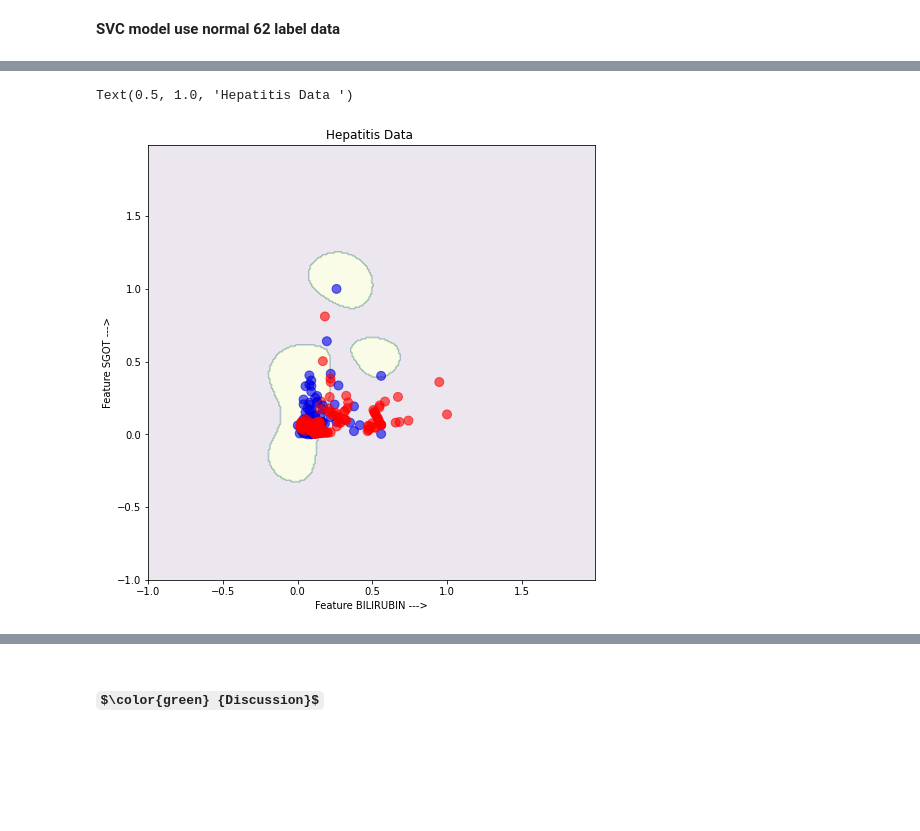
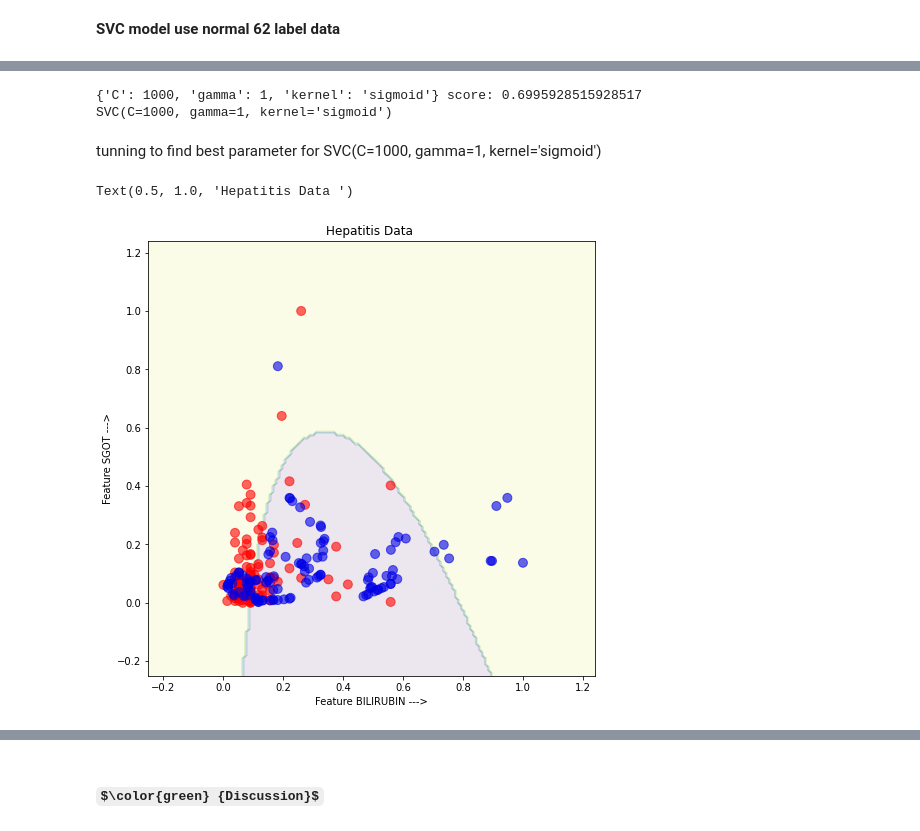
Before and after one commit to PRIMEADAWAS/CEB_Assignment, a Jupyter notebook: RADI 608, 602 Data Mining and Machine Learning/Assignment Semi-supervise learning/RADI608,602_A5_PasitSupholkhan_(Assignment_Semi_supervised_learning).ipynb, the cells around one changed output, grey strips where cells are left out. Drawn from its saved outputs; the diff is of its cells as text; code cells hidden in the pictures; some formulas as TeX source; blank space fills up the shorter version.

```diff
--- a/RADI 608, 602 Data Mining and Machine Learning/Assignment Semi-supervise learning/RADI608,602_A5_PasitSupholkhan_(Assignment_Semi_supervised_learning).ipynb
+++ b/RADI 608, 602 Data Mining and Machine Learning/Assignment Semi-supervise learning/RADI608,602_A5_PasitSupholkhan_(Assignment_Semi_supervised_learning).ipynb
@@ -629,12 +857,12 @@ Text(0.5, 1.0, 'Hepatitis Data')
 **SVC model use normal all label data**
 # %%
 # plot group by colors
-arr1 = np.arange(X.iloc[:, 0].min()-1, X.iloc[:, 0].max()+1, 0.01)
-arr2 = np.arange(X.iloc[:, 1].min()-1, X.iloc[:, 1].max()+1, 0.01)
+arr1 = np.arange(X.iloc[:, 0].min()-0.25, X.iloc[:, 0].max()+0.25, 0.01)
+arr2 = np.arange(X.iloc[:, 1].min()-0.25, X.iloc[:, 1].max()+0.25, 0.01)
 
 xx, yy = np.meshgrid(arr1, arr2)
 input_array = np.array([xx.ravel(), yy.ravel()]).T
-modelSVCAll = SVC()
+modelSVCAll = SVC(C=50, gamma=1, kernel='sigmoid')
 modelSVCAll.fit(X,y)
 labels = modelSVCAll.predict(input_array)
 
@@ -742,15 +977,15 @@ array([0, 0, 2, 0, 0, 0, 0, 0, 0, 0, 0, 0, 0, 2, 0, 0, 0, 0, 0, 0, 0, 0,
 ## 5) Compare and discuss the model performance from 3) and 4) by plotting two-dimension graph with decision boundary.
 # %%
 # create a mesh to plot in. Return coordinate matrices from coordinate vectors
-x_min, x_max = X.iloc[:, 0].min() -1, X.iloc[:, 0].max() + 1
-y_min, y_max = X.iloc[:, 1].min() -1, X.iloc[:, 1].max() + 1
+x_min, x_max = X.iloc[:, 0].min() -0.5, X.iloc[:, 0].max() + 0.5
+y_min, y_max = X.iloc[:, 1].min() -0.5, X.iloc[:, 1].max() + 0.5
 xx, yy = np.meshgrid(np.arange(x_min, x_max, h),
 np.arange(y_min, y_max, h))
 # title for the plots
 titles = ['Label Spreading 30% data',
 'Label Spreading 50% data',
 'Label Spreading 70% data']
-color_map = {2: (0, 0, 0.9), 0: (1, 1, 1), 1: (1, 0, 0)}
+color_map = {1: (0, 0, 0.9), -1: (1, 1, 1), 2: (1, 0, 0)}
 # %%
 plt.figure(figsize=(15,15))
 for i, (clf, y_train) in enumerate((ls30, ls50, ls70)):
@@ -815,2 +1121,9 @@ Text(0.5, 1.0, 'Hepatitis Data + SVM 32% label data')
 # %% [markdown]
 **SVC model use normal 62 label data**
+# %%
+#tuning find best gamma,model and cost
+from sklearn.model_selection import GridSearchCV
+param_grid = {'C': [0.0001,0.001, 0.10, 0.1, 1, 10, 25, 50, 100, 1000], 'gamma': [1,0.1,0.01,0.001, 1e-4, 1e-5],'kernel': ['rbf','poly', 'sigmoid']}
+grid = GridSearchCV(SVC(), param_grid, refit = True, verbose = 3,scoring='f1')
+# fitting the model for grid search
+grid.fit(X, y)
@@ -817,22 +1154,32 @@ Text(0.5, 1.0, 'Hepatitis Data + SVM 32% label data')
+# %%
+# print best parameter after tuning
+print(grid.best_params_,"score:", grid.best_score_)
+# print how our model looks after hyper-parameter tuning
+print(grid.best_estimator_)
+# %% [output]
+{'C': 1000, 'gamma': 1, 'kernel': 'sigmoid'} score: 0.6995928515928517
+SVC(C=1000, gamma=1, kernel='sigmoid')
+# %% [markdown]
+tunning to find best parameter for SVC(C=1000, gamma=1, kernel='sigmoid')
 # %%
 # plot group by colors
-arr1 = np.arange(X.iloc[:, 0].min()-1, X.iloc[:, 0].max()+1, 0.01)
-arr2 = np.arange(X.iloc[:, 1].min()-1, X.iloc[:, 1].max()+1, 0.01)
+arr1 = np.arange(X.iloc[:, 0].min()-0.25, X.iloc[:, 0].max()+0.25, 0.01)
+arr2 = np.arange(X.iloc[:, 1].min()-0.25, X.iloc[:, 1].max()+0.25, 0.01)
 
 xx, yy = np.meshgrid(arr1, arr2)
 input_array = np.array([xx.ravel(), yy.ravel()]).T
-modelSVCAll = SVC()
+modelSVCAll = grid.best_estimator_
 modelSVCAll.fit(X,y)
 labels = modelSVCAll.predict(input_array)
 
 colors = [color_map[y] for y in y]
 
 plt.figure(figsize=(8,8))
 plt.contourf(xx, yy, labels.reshape(xx.shape), alpha = 0.1)
 plt.scatter(X['BILIRUBIN'],X['SGOT'],c=colors,s=80,alpha=0.6)
 plt.xlabel('Feature BILIRUBIN --->')
 plt.ylabel('Feature SGOT --->')
 plt.title('Hepatitis Data ')
 # %% [output]
 Text(0.5, 1.0, 'Hepatitis Data ')
-[figure, old version]
+[figure, new version]
```
Also changed, not shown: parts of 72 cells of this notebook.
